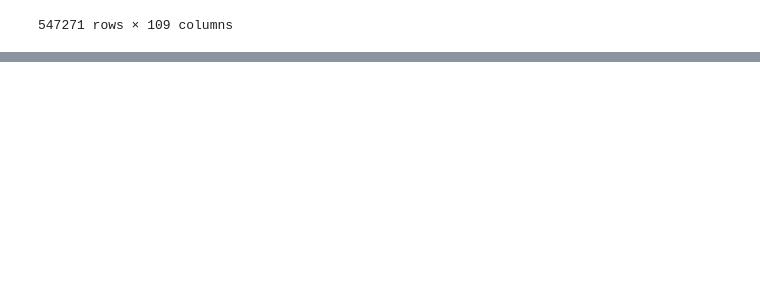
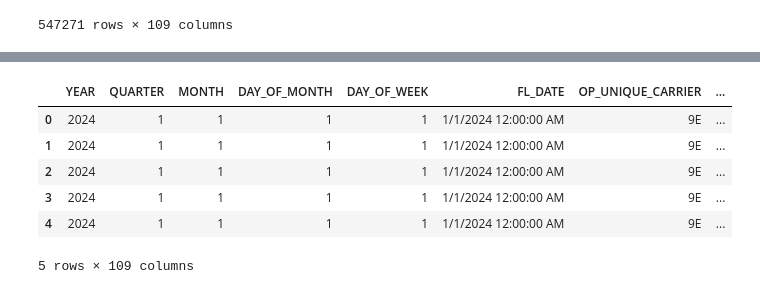
Before and after one commit to trevormgray/NN-Project, a Jupyter notebook: Flights.ipynb, the cells around one changed output, grey strips where cells are left out. Drawn from its saved outputs; the diff is of its cells as text; code cells hidden in the pictures; blank space fills up the shorter version.

```diff
--- a/Flights.ipynb
+++ b/Flights.ipynb
@@ -41,0 +97,11 @@ read_csv('T_ONTIME_REPORTING.csv')
+# %%
+train_set = read_csv('T_ONTIME_REPORTING.csv')
+train_set.head()
+# %% [output]
+|  | YEAR | QUARTER | MONTH | DAY_OF_MONTH | DAY_OF_WEEK | FL_DATE | OP_UNIQUE_CARRIER | ... |
+| 0 | 2024 | 1 | 1 | 1 | 1 | 1/1/2024 12:00:00 AM | 9E | ... |
+| 1 | 2024 | 1 | 1 | 1 | 1 | 1/1/2024 12:00:00 AM | 9E | ... |
+| 2 | 2024 | 1 | 1 | 1 | 1 | 1/1/2024 12:00:00 AM | 9E | ... |
+| 3 | 2024 | 1 | 1 | 1 | 1 | 1/1/2024 12:00:00 AM | 9E | ... |
+| 4 | 2024 | 1 | 1 | 1 | 1 | 1/1/2024 12:00:00 AM | 9E | ... |
+5 rows × 109 columns
```
Also changed, not shown: parts of 10 cells of this notebook.
